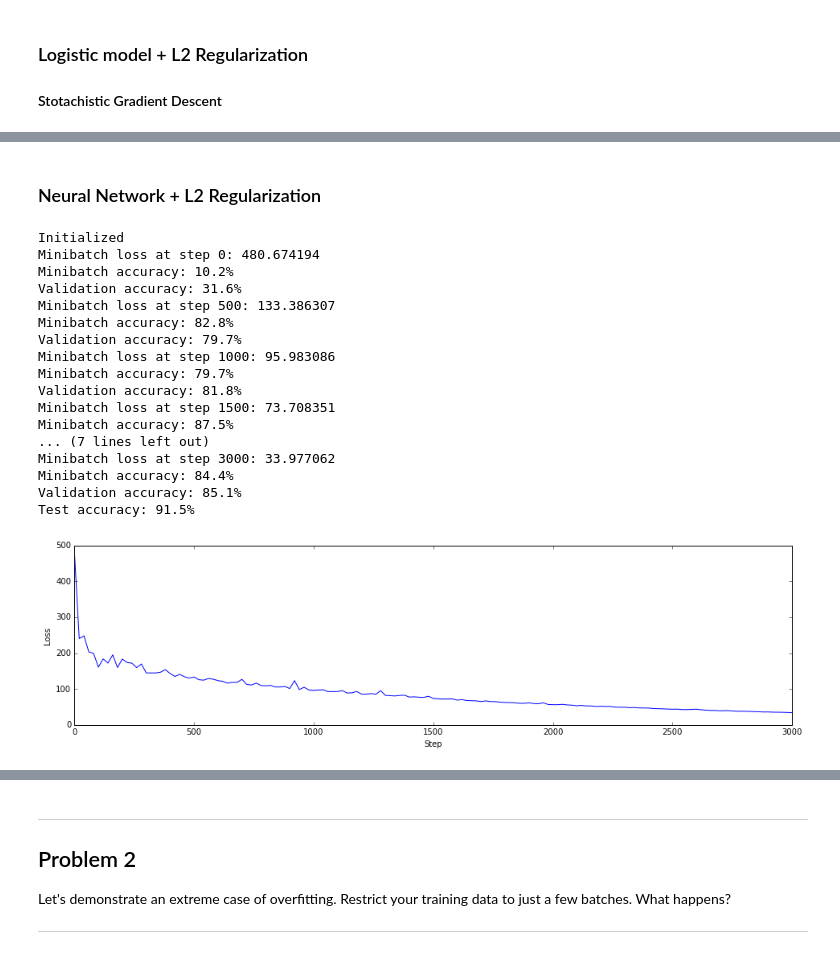
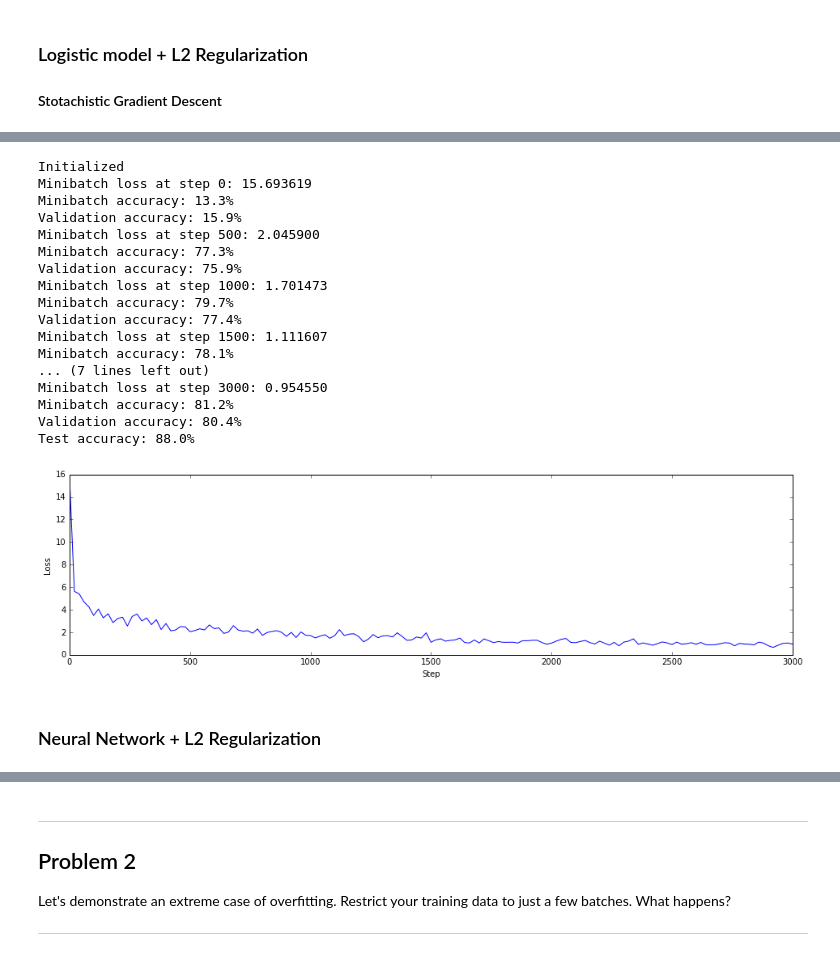
Before and after one commit to sagarjauhari/ud730-deep-learning, a Jupyter notebook: 3_regularization.ipynb, the cells around one changed output, grey strips where cells are left out. Cells and saved outputs as stored; diff of their text form; code cells hidden in the pictures.

```diff
--- a/3_regularization.ipynb
+++ b/3_regularization.ipynb
@@ -180,3 +176,24 @@ Test accuracy: 88.4%
+# %%
+do_tf_train(128, 3001)
+# %% [output]
+Initialized
+Minibatch loss at step 0: 15.693619
+Minibatch accuracy: 13.3%
+Validation accuracy: 15.9%
+Minibatch loss at step 500: 2.045900
+Minibatch accuracy: 77.3%
+Validation accuracy: 75.9%
+Minibatch loss at step 1000: 1.701473
+Minibatch accuracy: 79.7%
+Validation accuracy: 77.4%
+Minibatch loss at step 1500: 1.111607
+Minibatch accuracy: 78.1%
+... (7 lines left out)
+Minibatch loss at step 3000: 0.954550
+Minibatch accuracy: 81.2%
+Validation accuracy: 80.4%
+Test accuracy: 88.0%
+[figure, added]
 # %% [markdown]
 ### Neural Network + L2 Regularization
 # %%
@@ -231,58 +245,3 @@ with graph.as_default() as g:
   train_prediction = tf.nn.softmax(logits)
   valid_prediction = tf.nn.softmax(forward_prop(tf_valid_dataset))
   test_prediction = tf.nn.softmax(forward_prop(tf_test_dataset))
-# %%
-num_steps = 3001
-
-xx = []
-yy = []
-with tf.Session(graph=graph) as session:
-  tf.initialize_all_variables().run()
-  print("Initialized")
-  for step in range(num_steps):
-    # Pick an offset within the training data, which has been randomized.
-    # Note: we could use better randomization across epochs.
-    offset = (step * batch_size) % (train_labels.shape[0] - batch_size)
-
-    # Generate a minibatch.
-    batch_data = train_dataset[offset:(offset + batch_size), :]
-    batch_labels = train_labels[offset:(offset + batch_size), :]
-
-    # Prepare a dictionary telling the session where to feed the minibatch.
-    # The key of the dictionary is the placeholder node of the graph to be fed,
-    # and the value is the numpy array to feed to it.
-    feed_dict = {tf_train_dataset : batch_data, tf_train_labels : batch_labels}
-
-    _, l, predictions = session.run(
-      [optimizer, loss, train_prediction], feed_dict=feed_dict)
-
-    if (step % 20 == 0):
-        xx.append(step)
-        yy.append(l)
-
-    if (step % 500 == 0):
-      print("Minibatch loss at step %d: %f" % (step, l))
-      print("Minibatch accuracy: %.1f%%" % accuracy(predictions, batch_labels))
-      print("Validation accuracy: %.1f%%" % accuracy(valid_prediction.eval(), valid_labels))
-
-  print("Test accuracy: %.1f%%" % accuracy(test_prediction.eval(), test_labels))
-  plot_loss(xx, yy)
-# %% [output]
-Initialized
-Minibatch loss at step 0: 480.674194
-Minibatch accuracy: 10.2%
-Validation accuracy: 31.6%
-Minibatch loss at step 500: 133.386307
-Minibatch accuracy: 82.8%
-Validation accuracy: 79.7%
-Minibatch loss at step 1000: 95.983086
-Minibatch accuracy: 79.7%
-Validation accuracy: 81.8%
-Minibatch loss at step 1500: 73.708351
-Minibatch accuracy: 87.5%
-... (7 lines left out)
-Minibatch loss at step 3000: 33.977062
-Minibatch accuracy: 84.4%
-Validation accuracy: 85.1%
-Test accuracy: 91.5%
-[figure, removed]
```
Also changed, not shown: parts of 15 cells of this notebook.
